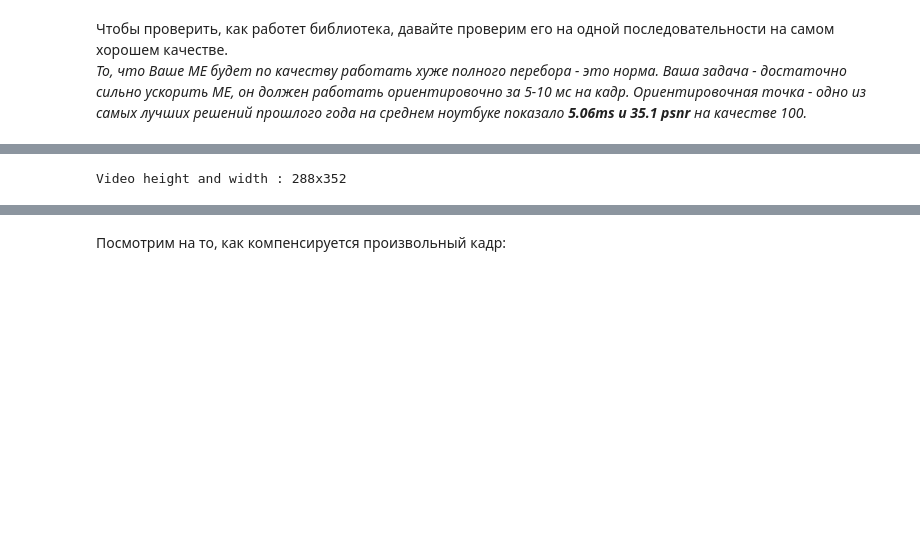
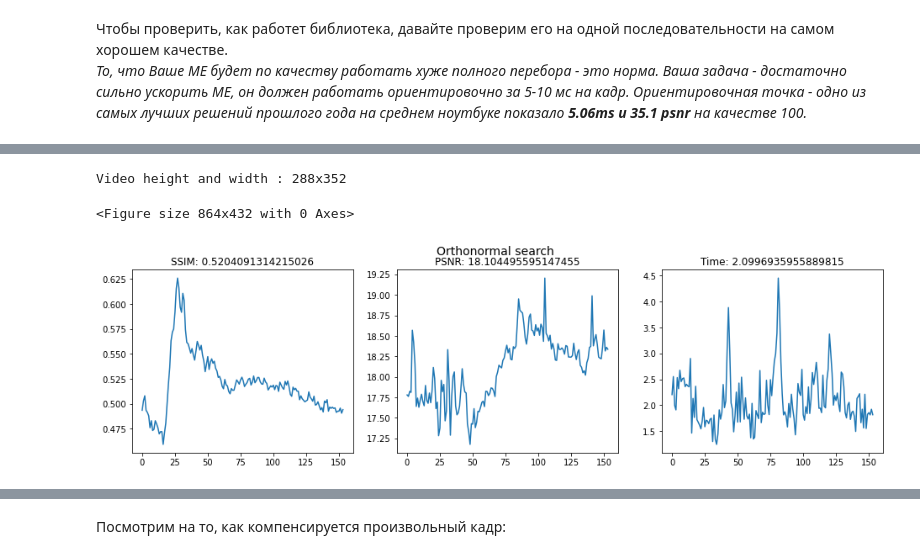
Before and after one commit to dazzle-me/Motion-Estimation, a Jupyter notebook: motion_estimation.ipynb, the cells around one changed output, grey strips where cells are left out. Cells and saved outputs as stored; diff of their text form; code cells hidden in the pictures; blank space fills up the shorter version.

```diff
--- a/motion_estimation.ipynb
+++ b/motion_estimation.ipynb
@@ -205,5 +288,8 @@ Video height and width : 288x352
 # %%
 # Orthonormal-search
-result = test_method(2)
+# Best results : 32.49, Time : 1.77ms
+result_OrthonormalSearch = test_method(2, draw_vectors=True)
 # %% [output]
 Video height and width : 288x352
+<Figure size 864x432 with 0 Axes>
+[figure, added]
```
Also changed, not shown: parts of 32 cells of this notebook.
